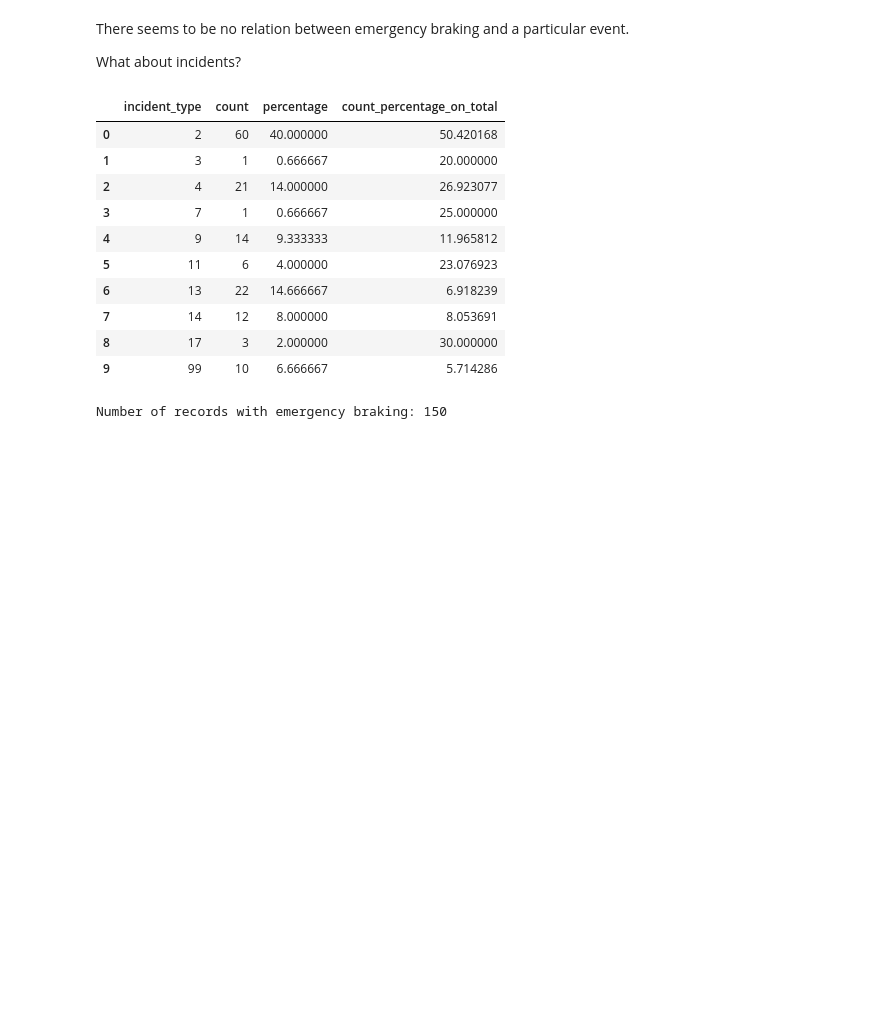
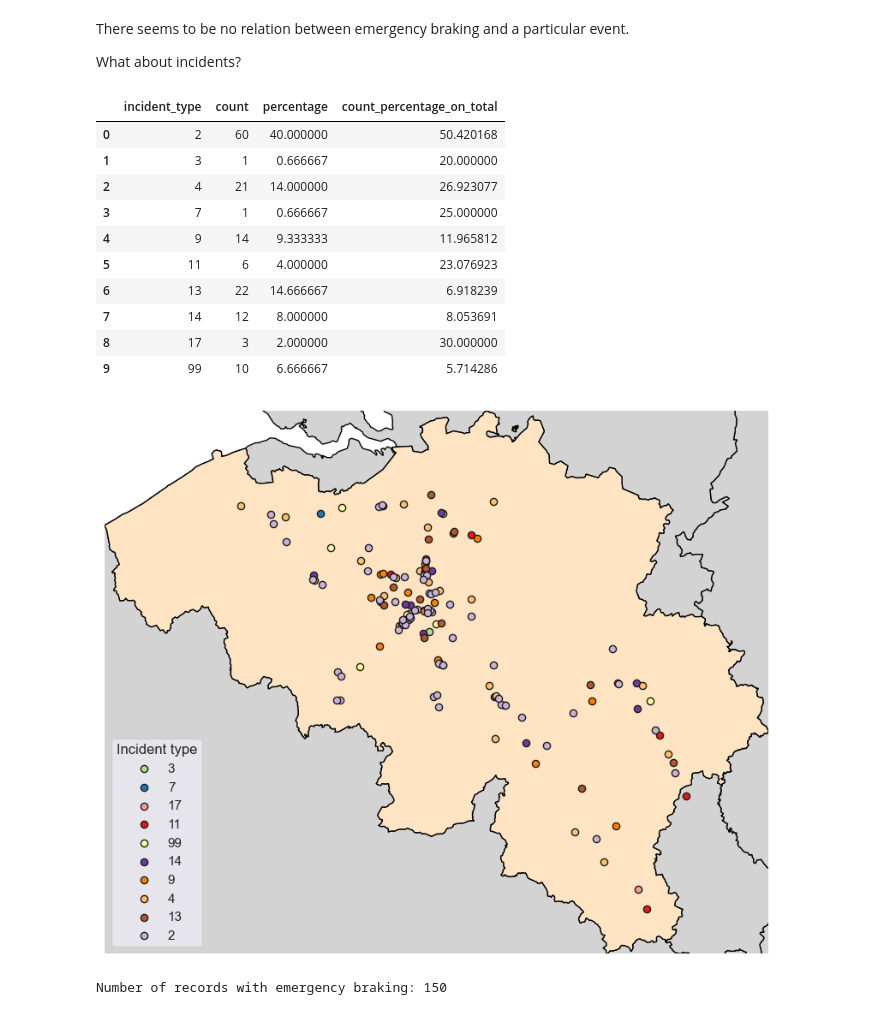
Before and after one commit to Carda01/SNCB_IncidentClassifier, a Jupyter notebook: pre_data_analysis/events_analysis.ipynb, the cells around one changed output. Saved outputs shown, nothing was run; the diff lists cells and outputs as text; code cells hidden in the pictures; blank space fills up the shorter version.

```diff
--- a/pre_data_analysis/events_analysis.ipynb
+++ b/pre_data_analysis/events_analysis.ipynb
@@ -479,20 +495,22 @@ There seems to be no relation between emergency braking and a particular event.
 What about incidents?
 # %%
 df_with_emergency_braking = df[df['acceleration'].apply(lambda x: has_emergency_braking(x, -10))]
-display(get_stats_incidents(df_with_emergency_braking))
+display(IS.get_stats_incidents(df_with_emergency_braking))
+IS.get_geospatial_summary(df_with_emergency_braking)
 print(f"Number of records with emergency braking: {df_with_emergency_braking.shape[0]}")
 # %% [output]
 |  | incident_type | count | percentage | count_percentage_on_total |
 | 0 | 2 | 60 | 40.000000 | 50.420168 |
 | 1 | 3 | 1 | 0.666667 | 20.000000 |
 | 2 | 4 | 21 | 14.000000 | 26.923077 |
 | 3 | 7 | 1 | 0.666667 | 25.000000 |
 | 4 | 9 | 14 | 9.333333 | 11.965812 |
 | 5 | 11 | 6 | 4.000000 | 23.076923 |
 | 6 | 13 | 22 | 14.666667 | 6.918239 |
 | 7 | 14 | 12 | 8.000000 | 8.053691 |
 | 8 | 17 | 3 | 2.000000 | 30.000000 |
 | 9 | 99 | 10 | 6.666667 | 5.714286 |
+[figure, added]
 Number of records with emergency braking: 150
 # %%
 symmetric_difference = df.loc[list(set(df_with_high_acceleration.index).symmetric_difference((df_with_emergency_braking.index)))]
```
Also changed, not shown: parts of 8 cells of this notebook, 2 other files.
